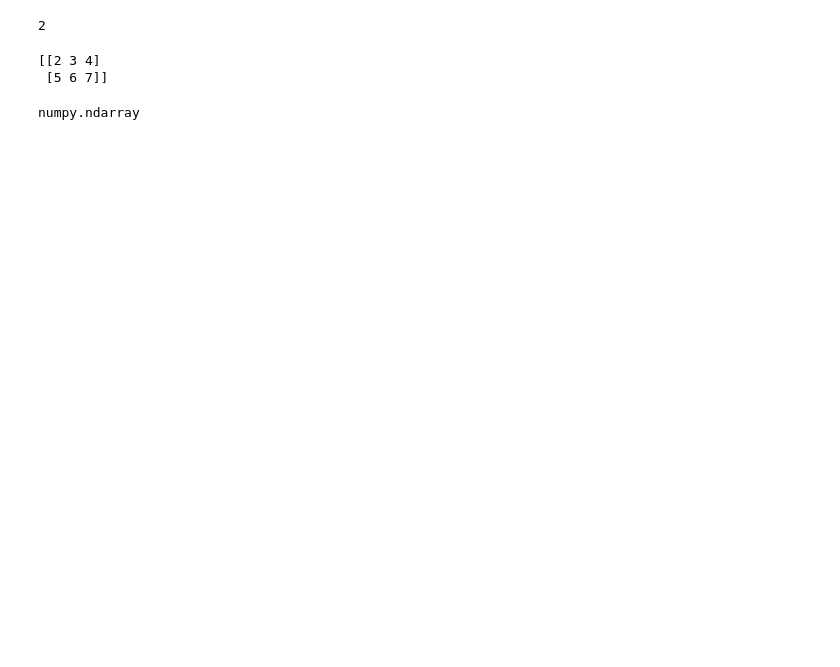
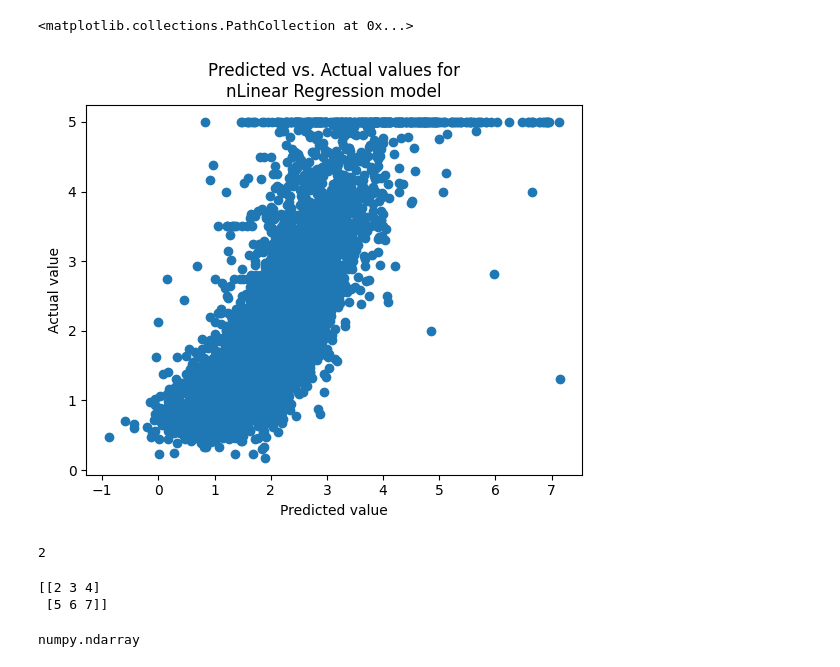
Before and after one commit to ThinhPTran/mlfromfirstprinciple, a Jupyter notebook: programs/numpy/linear_regression.ipynb, the cells around one changed output. Drawn from its saved outputs; the diff is of its cells as text; code cells hidden in the pictures; blank space fills up the shorter version.

Commit message:
check regression

```diff
--- a/programs/numpy/linear_regression.ipynb
+++ b/programs/numpy/linear_regression.ipynb
@@ -4,3 +7,31 @@ from typing import List, Dict, Tuple
+# %%
+from sklearn.datasets import fetch_california_housing
+housing = fetch_california_housing()
+data = housing.data
+target = housing.target
+features = housing.feature_names
+
+from sklearn.model_selection import train_test_split
+X_train, X_test, y_train, y_test = train_test_split(data, target, test_size=0.3, random_state=80718)
+
+y_train, y_test = y_train.reshape(-1, 1), y_test.reshape(-1, 1)
+# %%
+from sklearn.linear_model import LinearRegression
+lr = LinearRegression(fit_intercept=True)
+lr.fit(X_train, y_train)
+preds = lr.predict(X_test)
+# %%
+import matplotlib.pyplot as plt
+plt.xlabel("Predicted value")
+plt.ylabel("Actual value")
+plt.title("Predicted vs. Actual values for\nnLinear Regression model")
+#plt.xlim([0, 51])
+#plt.ylim([0, 51])
+plt.scatter(preds, y_test)
+#plt.plot([0, 51], [0, 51]);
+# %% [output]
+<matplotlib.collections.PathCollection at 0x...>
+[figure, added]
 # %%
 def forward_linear_regression(X_batch: np.ndarray,
                               y_batch: np.ndarray,
```
Also changed, not shown: parts of 1 cell of this notebook.
